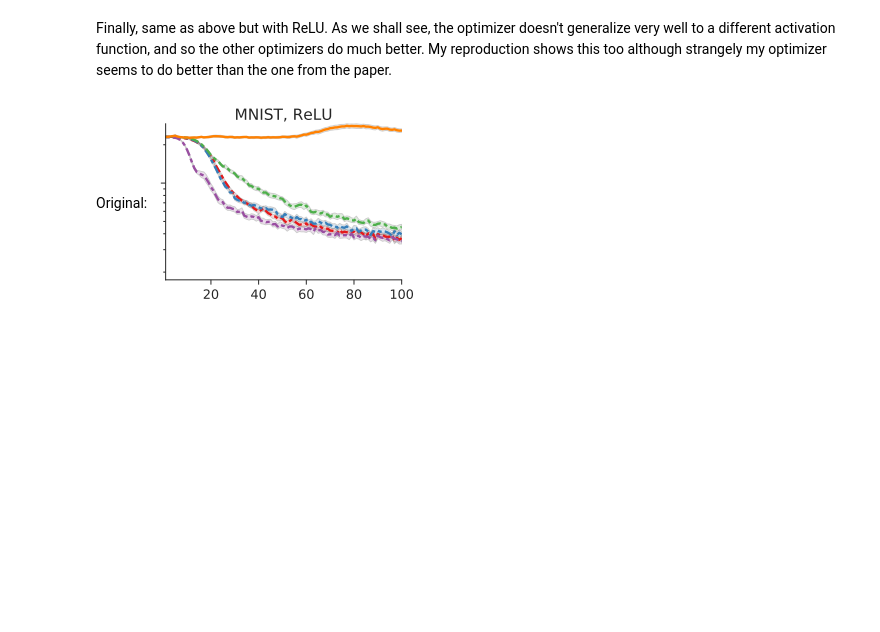
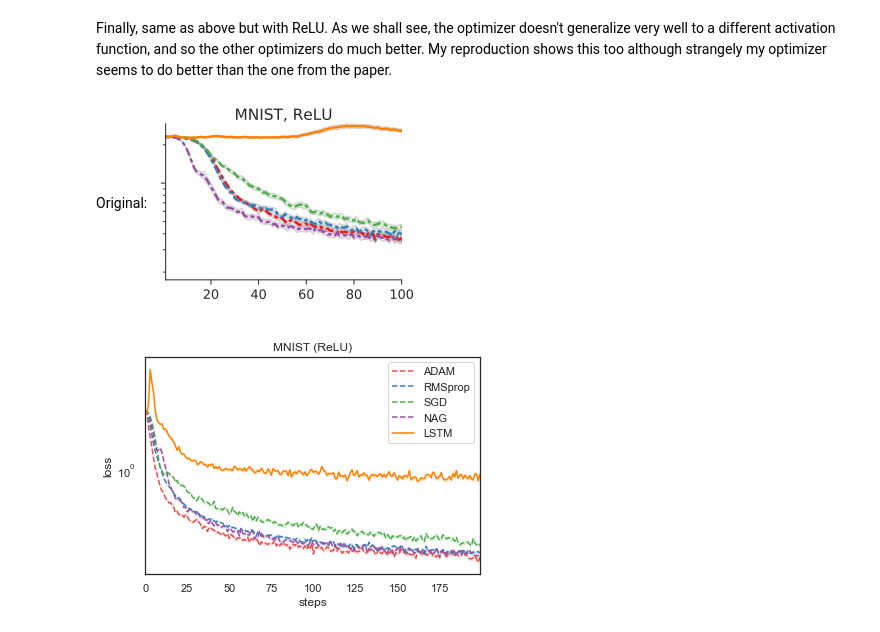
Before and after one commit to Dreamonic/learning-to-learn, a Jupyter notebook: Grad_buffer.ipynb, the cells around one changed output. Saved outputs shown, nothing was run; the diff lists cells and outputs as text; code cells hidden in the pictures; blank space fills up the shorter version.

```diff
--- a/Grad_buffer.ipynb
+++ b/Grad_buffer.ipynb
@@ -603,11 +616,16 @@ for i, ((opt, extra_kwargs), lr) in enumerate(zip(NORMAL_OPTS, QUAD_LRS)):
 
 fit_data[:, :, len(OPT_NAMES)] = np.array(get_fit_dict_test(N_TESTS, mnist_optimizer, None, MNISTLoss, MNISTRelu, 1, 200, 200, out_mul=0.1, should_train=False))
 # %%
-ax = sns.tsplot(data=fit_data[:, :, :], condition=OPT_NAMES + ['LSTM'], linestyle='--', color=['r', 'b', 'g', 'k', 'y'])
+ax = sns.tsplot(data=fit_data[:, :, :], condition=OPT_NAMES + ['LSTM'], linestyle='--', color=['#ea4c4e', '#377eb8', '#4eae4b', '#994fa1', '#ff8101'])
 ax.lines[-1].set_linestyle('-')
 ax.legend()
 plt.yscale('log')
 plt.xlabel('steps')
 plt.ylabel('loss')
 plt.title('MNIST (ReLU)')
+plt.savefig('images/MNIST_relu.svg')
+plt.savefig('images/MNIST_relu.pdf')
+plt.savefig('images/MNIST_relu.png')
 plt.show()
+# %% [output]
+[figure, added]
```
Also changed, not shown: parts of 9 cells of this notebook.
